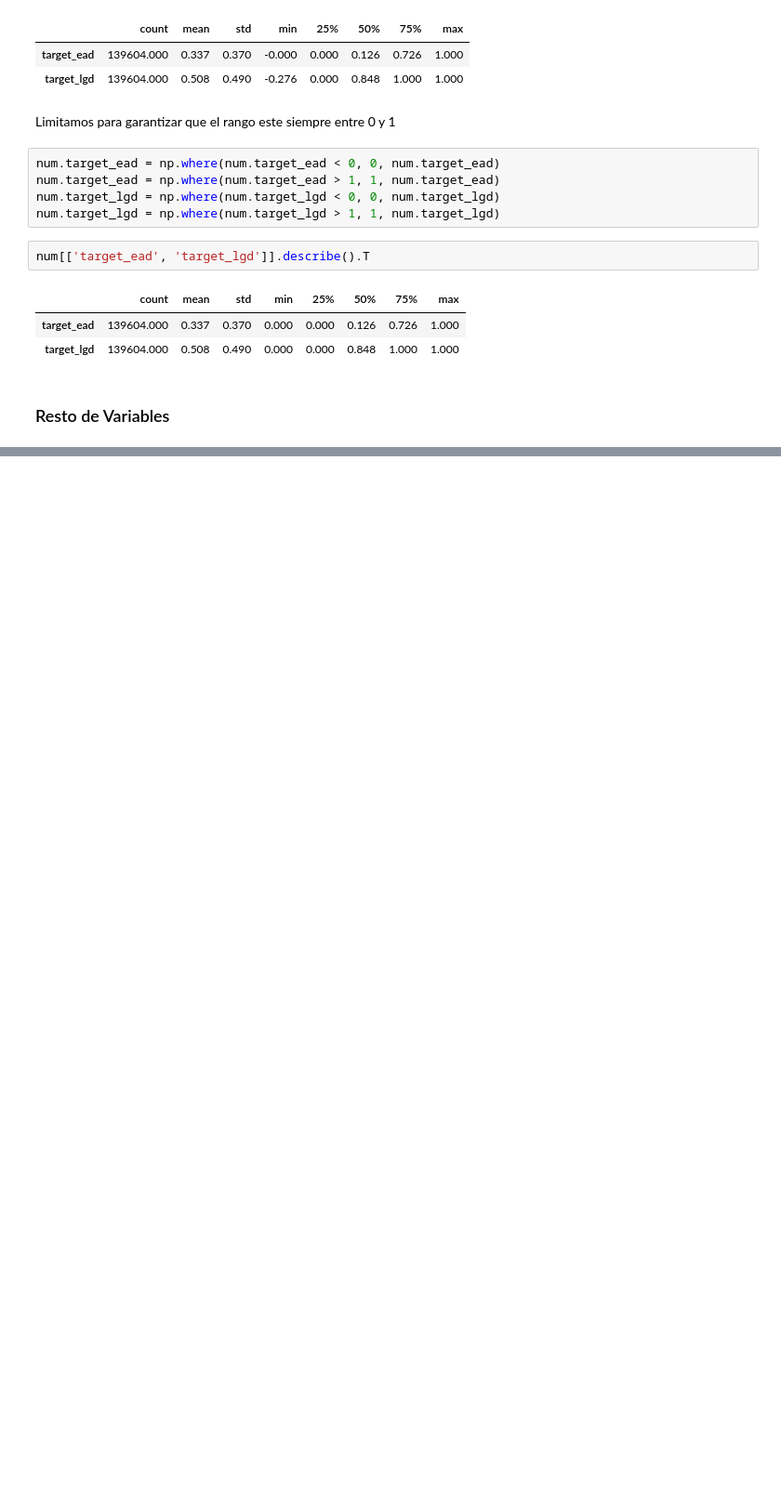
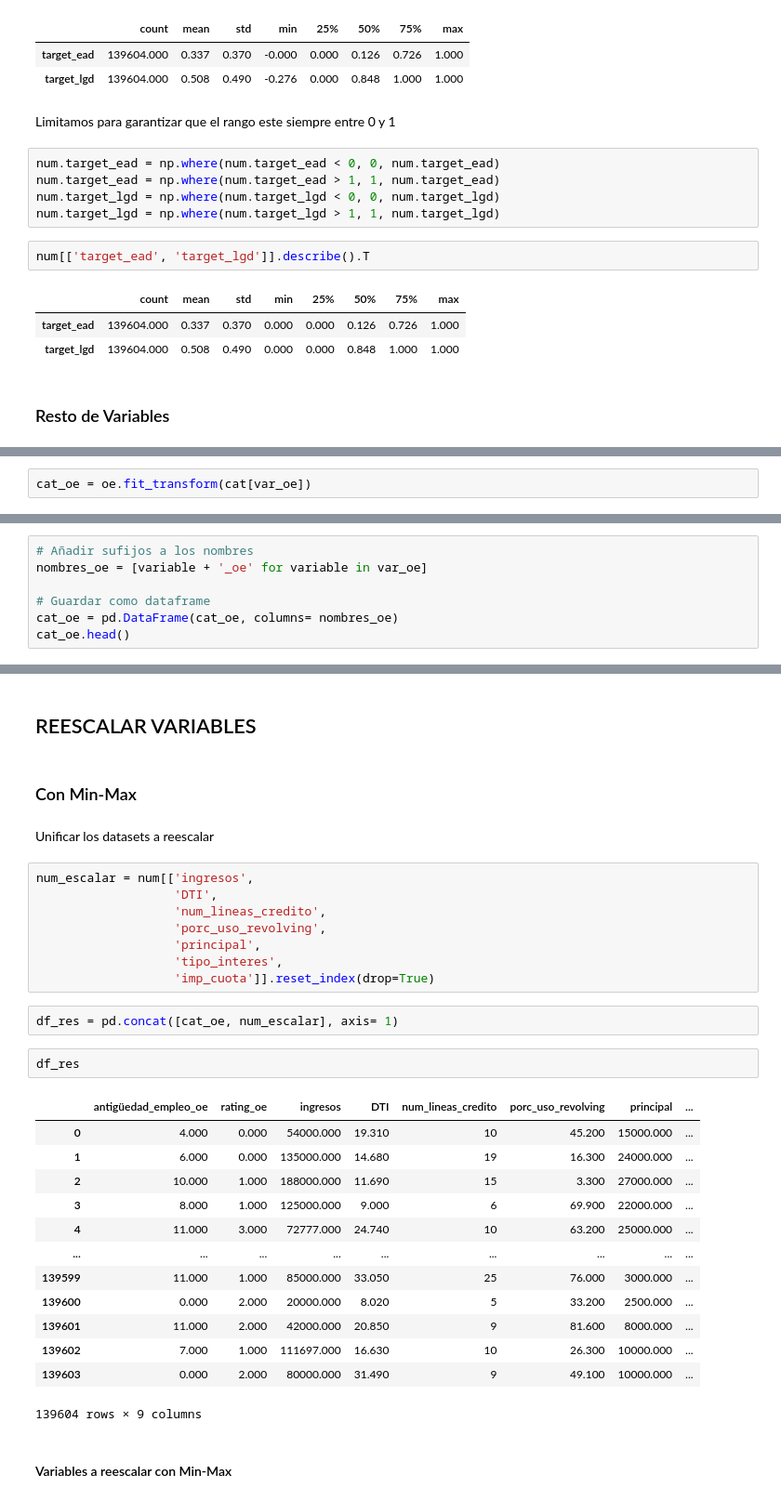
Before and after one commit to PabloHVega/RiesgosScoring, a Jupyter notebook: 03_notebooks/04_Transformacion_Datos.ipynb, the cells around one changed output, grey strips where cells are left out. Shown at 93% size. Saved outputs shown, nothing was run; the diff lists cells and outputs as text; blank space fills up the shorter version.

Commit message:
Transformacion terminado

```diff
--- a/03_notebooks/04_Transformacion_Datos.ipynb
+++ b/03_notebooks/04_Transformacion_Datos.ipynb
@@ -173,0 +316,2 @@ num[['target_ead', 'target_lgd']].describe().T
+# %%
+cat_oe = oe.fit_transform(cat[var_oe])
@@ -173,0 +320,7 @@ num[['target_ead', 'target_lgd']].describe().T
+# %%
+# Añadir sufijos a los nombres
+nombres_oe = [variable + '_oe' for variable in var_oe]
+
+# Guardar como dataframe
+cat_oe = pd.DataFrame(cat_oe, columns= nombres_oe)
+cat_oe.head()
@@ -173,0 +365,34 @@ num[['target_ead', 'target_lgd']].describe().T
+# %% [markdown]
+## REESCALAR VARIABLES
+# %% [markdown]
+### Con Min-Max
+# %% [markdown]
+Unificar los datasets a reescalar
+# %%
+num_escalar = num[['ingresos',
+                   'DTI',
+                   'num_lineas_credito',
+                   'porc_uso_revolving',
+                   'principal',
+                   'tipo_interes',
+                   'imp_cuota']].reset_index(drop=True)
+# %%
+df_res = pd.concat([cat_oe, num_escalar], axis= 1)
+# %%
+df_res
+# %% [output]
+|  | antigüedad_empleo_oe | rating_oe | ingresos | DTI | num_lineas_credito | porc_uso_revolving | principal | ... |
+| 0 | 4.000 | 0.000 | 54000.000 | 19.310 | 10 | 45.200 | 15000.000 | ... |
+| 1 | 6.000 | 0.000 | 135000.000 | 14.680 | 19 | 16.300 | 24000.000 | ... |
+| 2 | 10.000 | 1.000 | 188000.000 | 11.690 | 15 | 3.300 | 27000.000 | ... |
+| 3 | 8.000 | 1.000 | 125000.000 | 9.000 | 6 | 69.900 | 22000.000 | ... |
+| 4 | 11.000 | 3.000 | 72777.000 | 24.740 | 10 | 63.200 | 25000.000 | ... |
+| ... | ... | ... | ... | ... | ... | ... | ... | ... |
+| 139599 | 11.000 | 1.000 | 85000.000 | 33.050 | 25 | 76.000 | 3000.000 | ... |
+| 139600 | 0.000 | 2.000 | 20000.000 | 8.020 | 5 | 33.200 | 2500.000 | ... |
+| 139601 | 11.000 | 2.000 | 42000.000 | 20.850 | 9 | 81.600 | 8000.000 | ... |
+| 139602 | 7.000 | 1.000 | 111697.000 | 16.630 | 10 | 26.300 | 10000.000 | ... |
+| 139603 | 0.000 | 2.000 | 80000.000 | 31.490 | 9 | 49.100 | 10000.000 | ... |
+139604 rows × 9 columns
+# %% [markdown]
+#### Variables a reescalar con Min-Max
```
Also changed, not shown: parts of 75 cells of this notebook, 3 other files.
